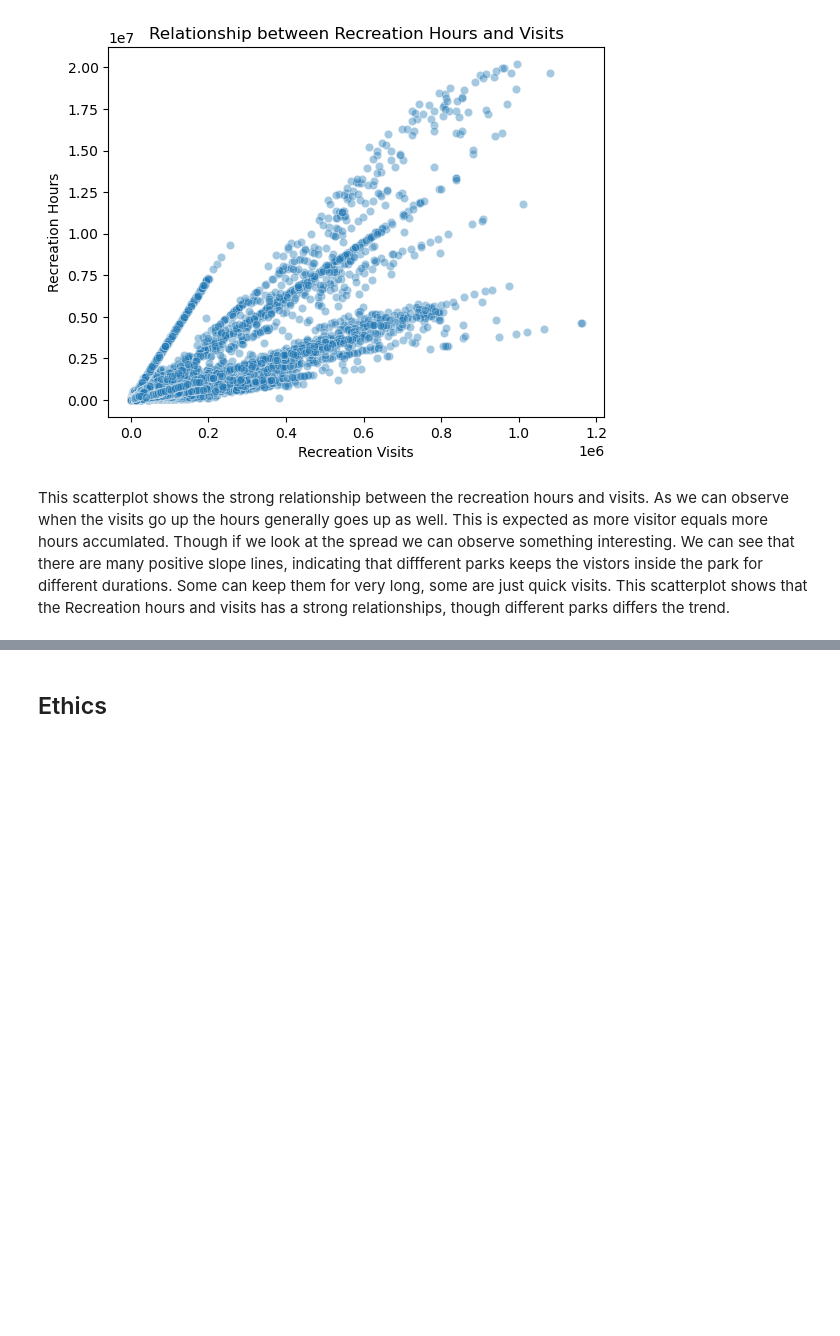
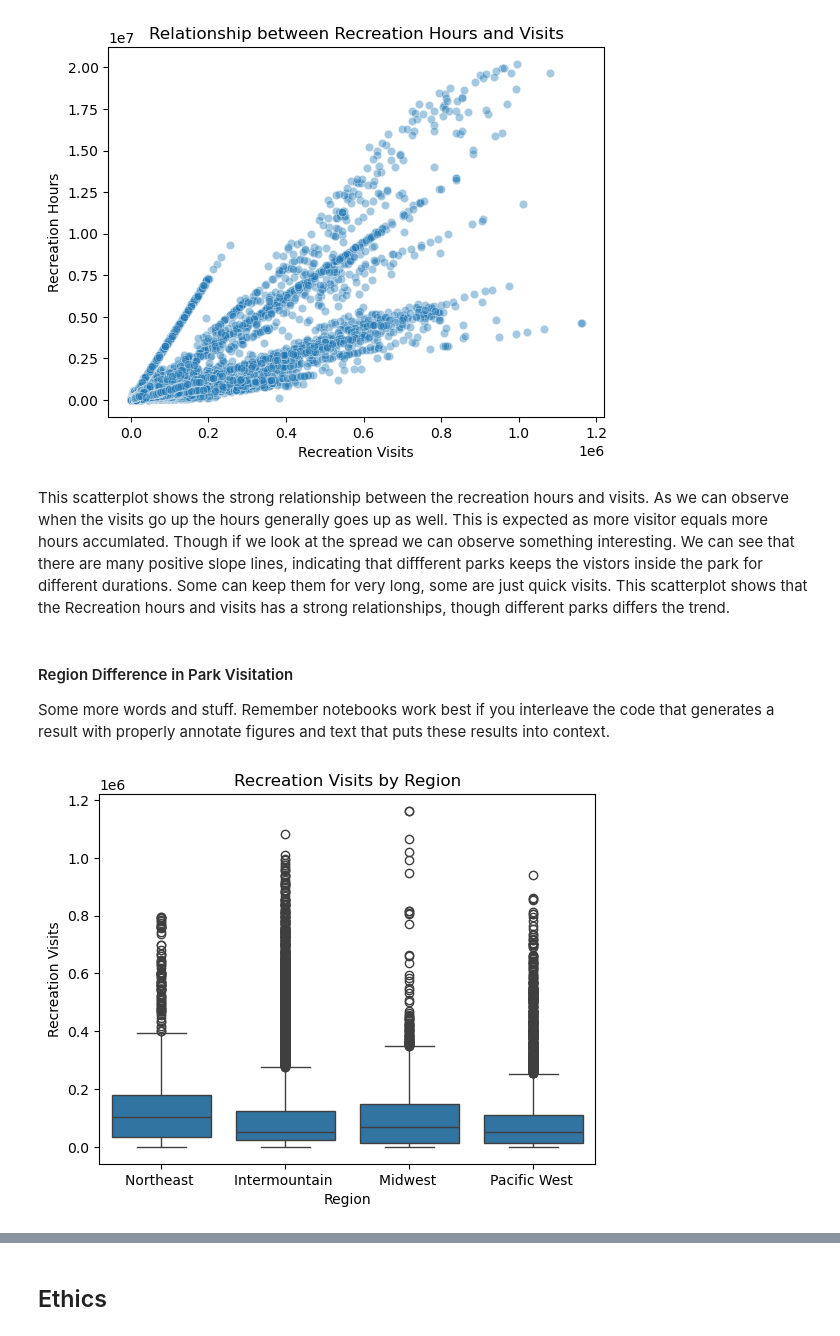
Before and after one commit to COGS108/Group112_WI26, a Jupyter notebook: 02-EDACheckpoint.ipynb, the cells around one changed output, grey strips where cells are left out. Drawn from its saved outputs; the diff is of its cells as text; code cells hidden in the pictures; blank space fills up the shorter version.

Commit message:
More Graphs

```diff
--- a/02-EDACheckpoint.ipynb
+++ b/02-EDACheckpoint.ipynb
@@ -386,3 +386,18 @@ plt.show()
 [figure]
 # %% [markdown]
 This scatterplot shows the strong relationship between the recreation hours and visits. As we can observe when the visits go up the hours generally goes up as well. This is expected as more visitor equals more hours accumlated. Though if we look at the spread we can observe something interesting. We can see that there are many positive slope lines, indicating that diffferent parks keeps the vistors inside the park for different durations. Some can keep them for very long, some are just quick visits. This scatterplot shows that the Recreation hours and visits has a strong relationships, though different parks differs the trend.
+# %% [markdown]
+#### Region Difference in Park Visitation
+
+Some more words and stuff.  Remember notebooks work best if you interleave the code that generates a result with properly annotate figures and text that puts these results into context.
+# %%
+sns.boxplot(
+    data = nps,
+    x = 'Region',
+    y = 'Recreation Visits'
+)
+
+plt.title('Recreation Visits by Region')
+plt.show()
+# %% [output]
+[figure, added]
```
Also changed, not shown: parts of 6 cells of this notebook.
